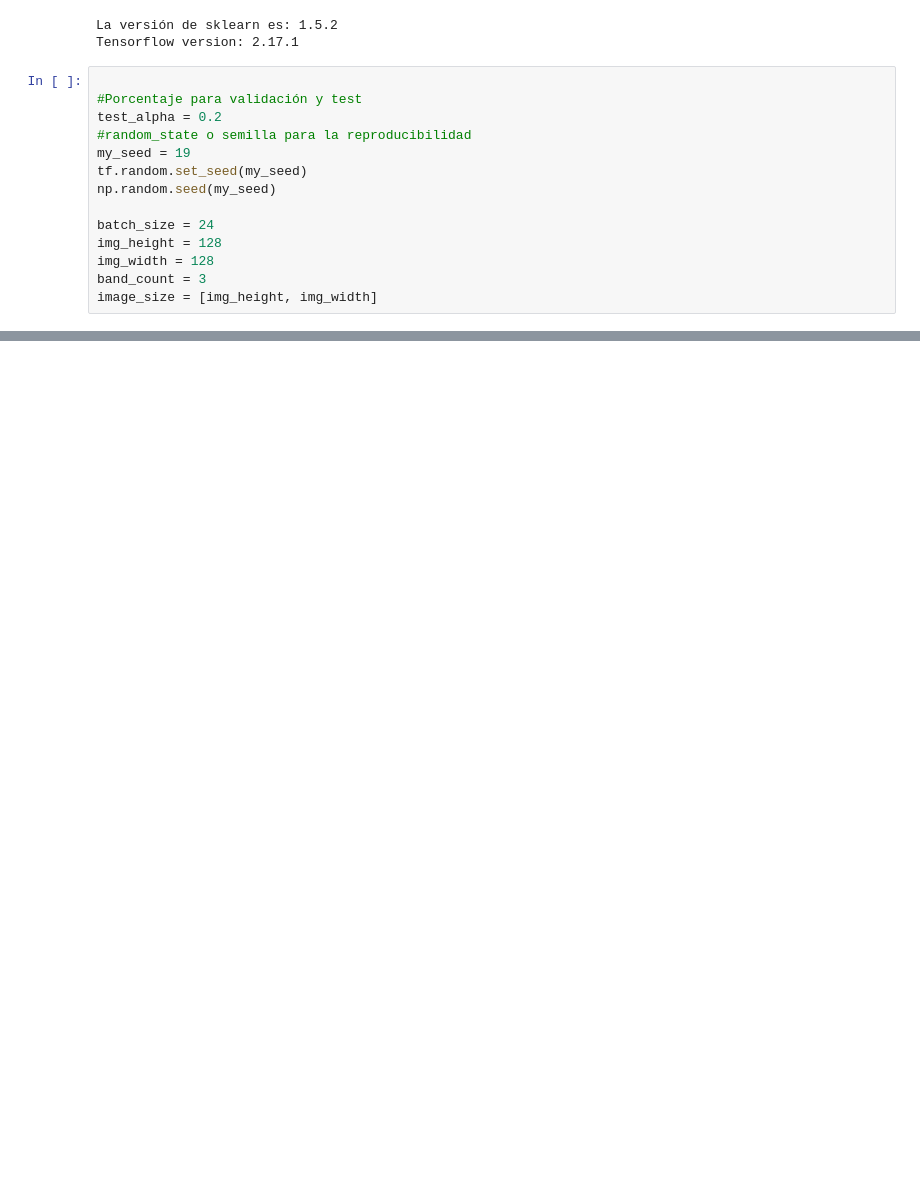
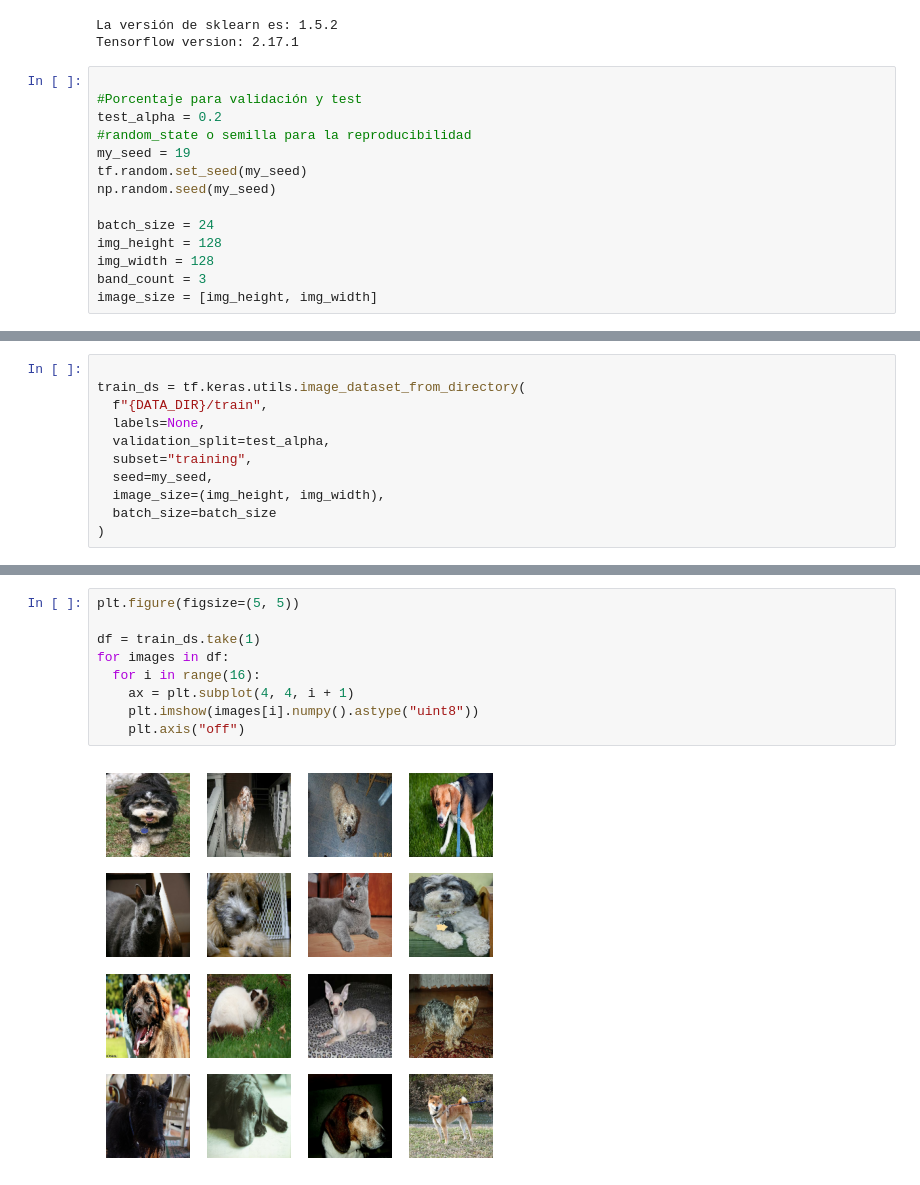
Before and after one commit to jmontenegroc/deepLearning, a Jupyter notebook: Talleres/Taller 5/MINE4210_ADL2024_Taller5.ipynb, the cells around one changed output, grey strips where cells are left out. Saved outputs shown, nothing was run; the diff lists cells and outputs as text; blank space fills up the shorter version.

```diff
--- a/Talleres/Taller 5/MINE4210_ADL2024_Taller5.ipynb
+++ b/Talleres/Taller 5/MINE4210_ADL2024_Taller5.ipynb
@@ -99,0 +130,11 @@ image_size = [img_height, img_width]
+# %%
+
+train_ds = tf.keras.utils.image_dataset_from_directory(
+  f"{DATA_DIR}/train",
+  labels=None,
+  validation_split=test_alpha,
+  subset="training",
+  seed=my_seed,
+  image_size=(img_height, img_width),
+  batch_size=batch_size
+)
@@ -99,0 +158,11 @@ image_size = [img_height, img_width]
+# %%
+plt.figure(figsize=(5, 5))
+
+df = train_ds.take(1)
+for images in df:
+  for i in range(16):
+    ax = plt.subplot(4, 4, i + 1)
+    plt.imshow(images[i].numpy().astype("uint8"))
+    plt.axis("off")
+# %% [output]
+[figure, added]
```
Also changed, not shown: parts of 24 cells of this notebook.
